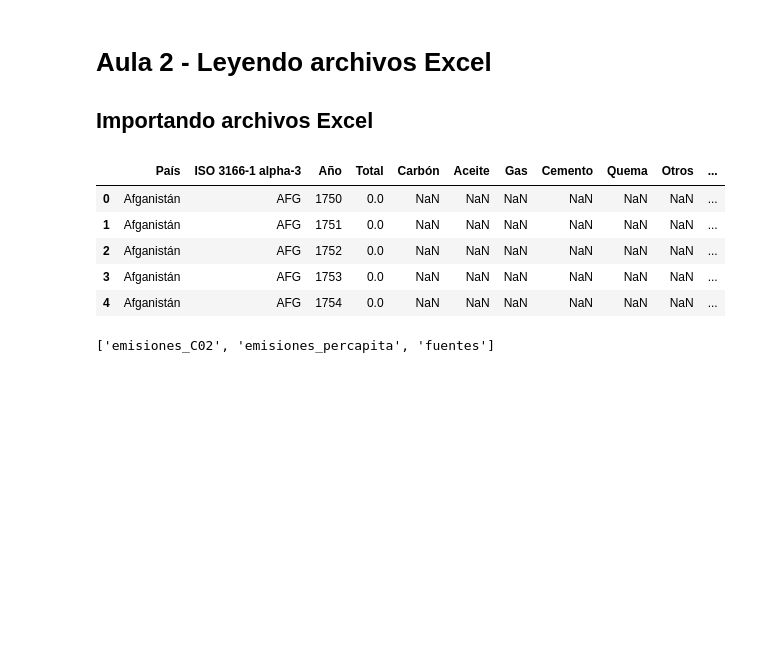
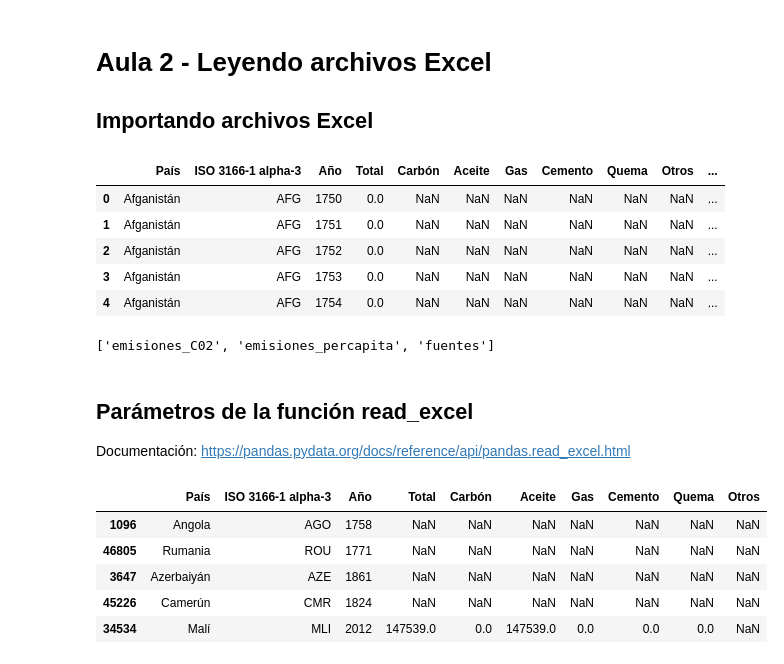
Before and after one commit to ollin02/leyendo-archivos-excel-Pandas-Public, a Jupyter notebook: Pandas_I_O2.ipynb, the cells around one changed output. Drawn from its saved outputs; the diff is of its cells as text; code cells hidden in the pictures; blank space fills up the shorter version.

```diff
--- a/Pandas_I_O2.ipynb
+++ b/Pandas_I_O2.ipynb
@@ -23,3 +23,18 @@ datos_co2.head()
 pd.ExcelFile(archivo).sheet_names
 # %% [output]
 ['emisiones_C02', 'emisiones_percapita', 'fuentes']
+# %% [markdown]
+## **Parámetros de la función read_excel**
+
+Documentación: https://pandas.pydata.org/docs/reference/api/pandas.read_excel.html
+# %%
+percapita = pd.read_excel(archivo, sheet_name='emisiones_percapita')
+# %%
+percapita.sample(5)
+# %% [output]
+|  | País | ISO 3166-1 alpha-3 | Año | Total | Carbón | Aceite | Gas | Cemento | Quema | Otros |
+| 1096 | Angola | AGO | 1758 | NaN | NaN | NaN | NaN | NaN | NaN | NaN |
+| 46805 | Rumania | ROU | 1771 | NaN | NaN | NaN | NaN | NaN | NaN | NaN |
+| 3647 | Azerbaiyán | AZE | 1861 | NaN | NaN | NaN | NaN | NaN | NaN | NaN |
+| 45226 | Camerún | CMR | 1824 | NaN | NaN | NaN | NaN | NaN | NaN | NaN |
+| 34534 | Malí | MLI | 2012 | 147539.0 | 0.0 | 147539.0 | 0.0 | 0.0 | 0.0 | NaN |
```
Also changed, not shown: parts of 6 cells of this notebook.
